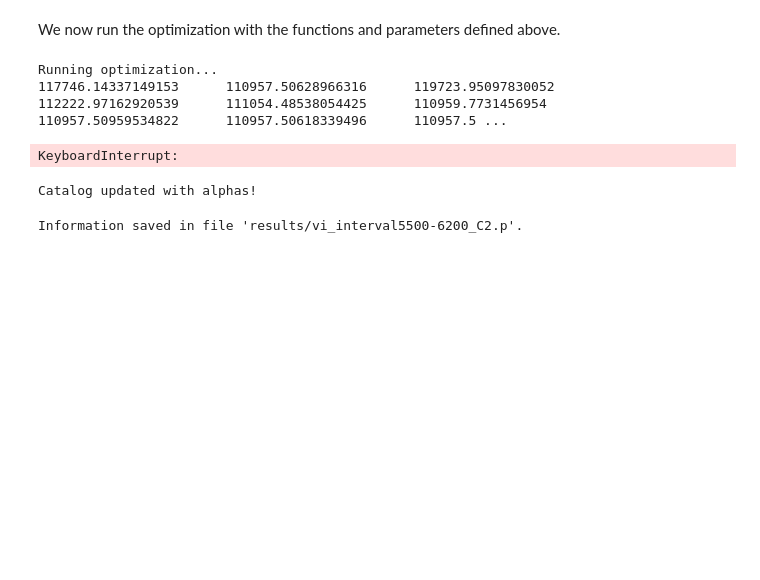
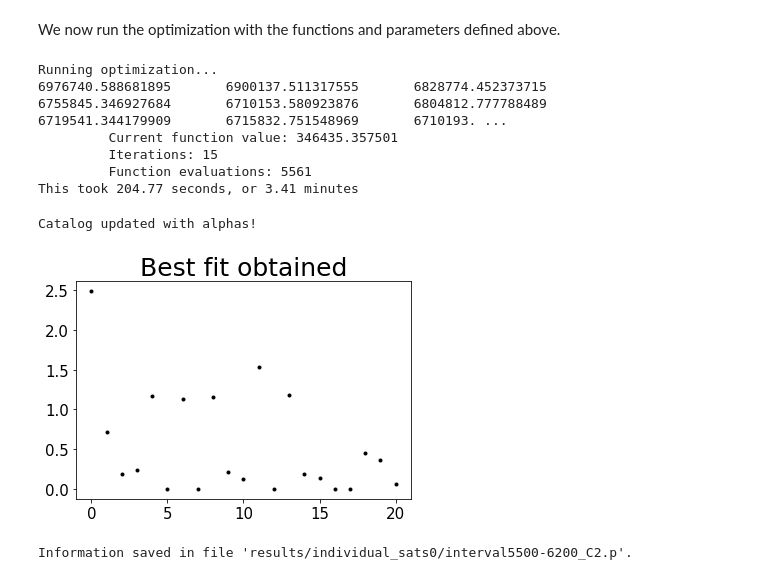
Before and after one commit to vitoria-ab/satellite_RFI-mine, a Jupyter notebook: Notebooks/N3_MOD_fitting_satellites.ipynb, the cells around one changed output. Cells and saved outputs as stored; diff of their text form; code cells hidden in the pictures; blank space fills up the shorter version.

Commit message:
Completed first phase of individual satellites, generated results from the paper

```diff
--- a/Notebooks/N3_MOD_fitting_satellites.ipynb
+++ b/Notebooks/N3_MOD_fitting_satellites.ipynb
@@ -73,26 +70,33 @@ Size of arrays:
 # choosing which function to use
 if pm.CF_case == "C1":  CF = sim.CF_radiometer
 elif pm.CF_case == "C2":  CF = sim.CF_unweighted
+
+# creating array of indexes necessary to broadcast (only need to compute it once)
+sizes = np.diff(np.hstack([sat.index_sats, 286]))
+index_alphas = []
+n = 0
+for i in range(len(sat.cons)):
+    if (i!=0) and (sat.cons[i]!=sat.cons[i-1]):  n += sizes[i-1]
+    index_alphas.extend(n + np.arange(sizes[i]))
+order = np.array([0,1,2,3,9,10,11,12,18,19,20,4,5,6,7,8,13,14,15,16,17])  # <-- get the same order as before!
 
 # auxiliary function that simulates the original set-up
 def CF_reduced(alphas_reduced,sat):
     ''' Computes CF for the given alphas, using the original formulation (fitting signals of each
     constellation) but with the new code (fitting signals of each satellite). '''
 
-    # broadcasting small list into larger
-    alphas = alphas_reduced[sat.index_alphas]
-
     # running usual code
-    result = CF(alphas,sat)
-    print(result, end="\t")
+    result = CF(alphas_reduced[order][index_alphas],sat)
+    #print(result," with ",alphas_reduced,end="\n\n")
+    print(result,end="\t")
     return result
 # %%
 # defining initial values and boundary conditions
-alphas0 = np.zeros(len(sat.catalog))
-bnds = [(0.0,None) for _ in range(len(sat.catalog))]
+#alphas0 = np.zeros(len(sat.catalog))
+#bnds = [(0.0,None) for _ in range(len(sat.catalog))]
+alphas0 = np.zeros(21)
+bnds = [(0.0,None) for _ in range(21)]
 
 # testing cost function at initial value
-alphas0 = np.arange(21)
-CF_reduced(alphas0,sat)
-# WRONG!
+_ = CF_reduced(alphas0,sat)
 # %% [output]
@@ -113,20 +116,30 @@ signal_PL = opt.minimize(
     method = "Powell",
     bounds = bnds,
     tol = 1e-6,
-    options={"maxiter":20, "disp":True},
+    options={"maxiter":30, "disp":True},
 )
+
 elapsed = time.perf_counter() - start
 print(f"This took {elapsed:.2f} seconds, or {elapsed/60:.2f} minutes".format())
 # %% [output]
 Running optimization...
-117746.14337149153      110957.50628966316      119723.95097830052      112222.97162920539      111054.48538054425      110959.7731456954       110957.50959534822      110957.50618339496      110957.5 ...
+6976740.588681895       6900137.511317555       6828774.452373715       6755845.346927684       6710153.580923876       6804812.777788489       6719541.344179909       6715832.751548969       6710193. ...
+         Current function value: 346435.357501
+         Iterations: 15
+         Function evaluations: 5561
+This took 204.77 seconds, or 3.41 minutes
-KeyboardInterrupt:
 # %%
 # saving best fit values
 alphas_best_fit = signal_PL.x
-sat.update_alphas(alphas_best_fit)
+sat.update_alphas(alphas_best_fit[order][index_alphas])
+
+# plotting values
+plt.plot(alphas_best_fit,"k.")
+plt.title("Best fit obtained")
+plt.show()
 # %% [output]
 Catalog updated with alphas!
+[figure, added]
 # %%
 # saving information in the file
 data_info = {
@@ -141,4 +154,4 @@ data_info = {
 print(f"Information saved in file '{fname}'.")
 pickle.dump( data_info, open(fname,"wb") )
 # %% [output]
-Information saved in file 'results/vi_interval5500-6200_C2.p'.
+Information saved in file 'results/individual_sats0/interval5500-6200_C2.p'.
```
Also changed, not shown: parts of 4 cells of this notebook, 58 other files.
